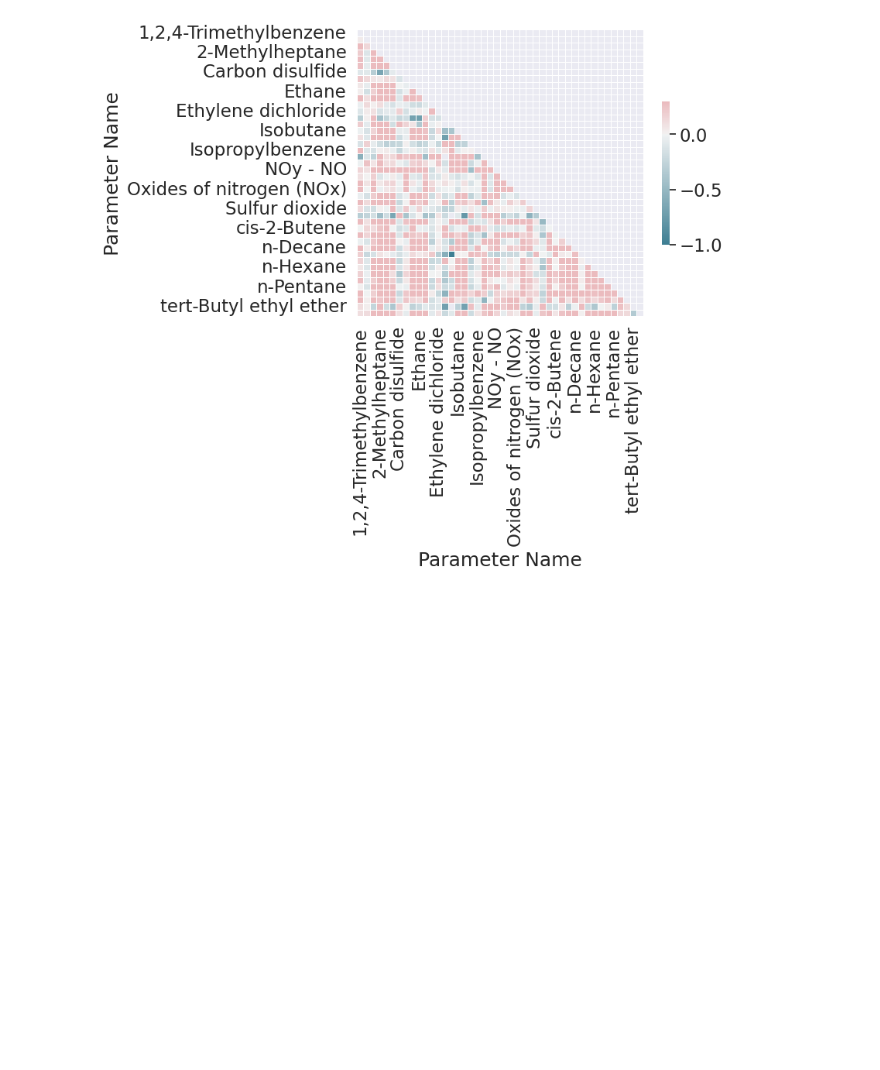
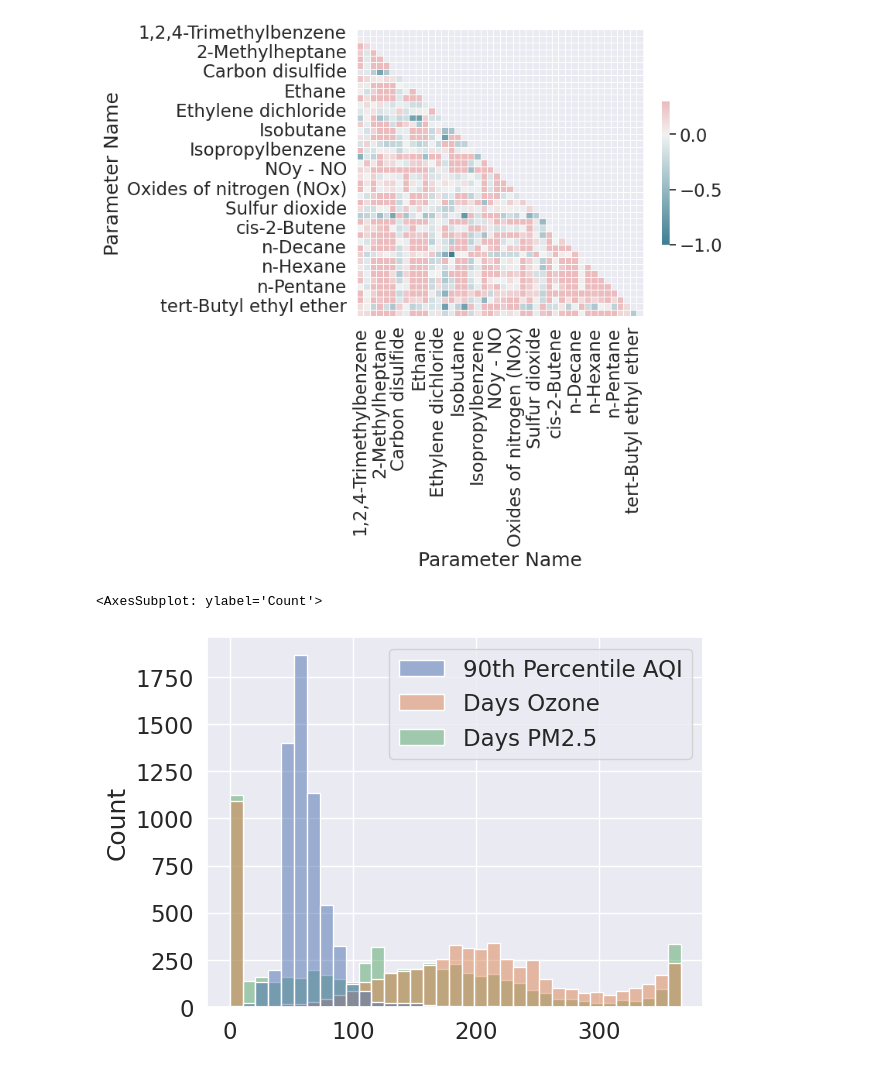
Before and after one commit to ubco-W2022T2-data301/project-group-group04, a Jupyter notebook: analysis/analysis1.ipynb, the cells around one changed output. Saved outputs shown, nothing was run; the diff lists cells and outputs as text; code cells hidden in the pictures; blank space fills up the shorter version.

Commit message:
Add third visualization
THis one is simpler, but it is meant to check for basic correlations between aqi parameters

```diff
--- a/analysis/analysis1.ipynb
+++ b/analysis/analysis1.ipynb
@@ -248,3 +248,8 @@ cmap = sns.diverging_palette(220, 10, as_cmap=True)
 heatmap = sns.heatmap(corr, mask=mask, cmap=cmap, vmax=.3, center=0, square=True, linewidths=.5, cbar_kws={"shrink": .5})
 # %% [output]
 [figure]
+# %%
+sns.histplot(filtered.drop_duplicates(["Year", "CBSA Name"]).reset_index()[["90th Percentile AQI", "Days Ozone", "Days PM2.5"]])
+# %% [output]
+<AxesSubplot: ylabel='Count'>
+[figure, added]
```
